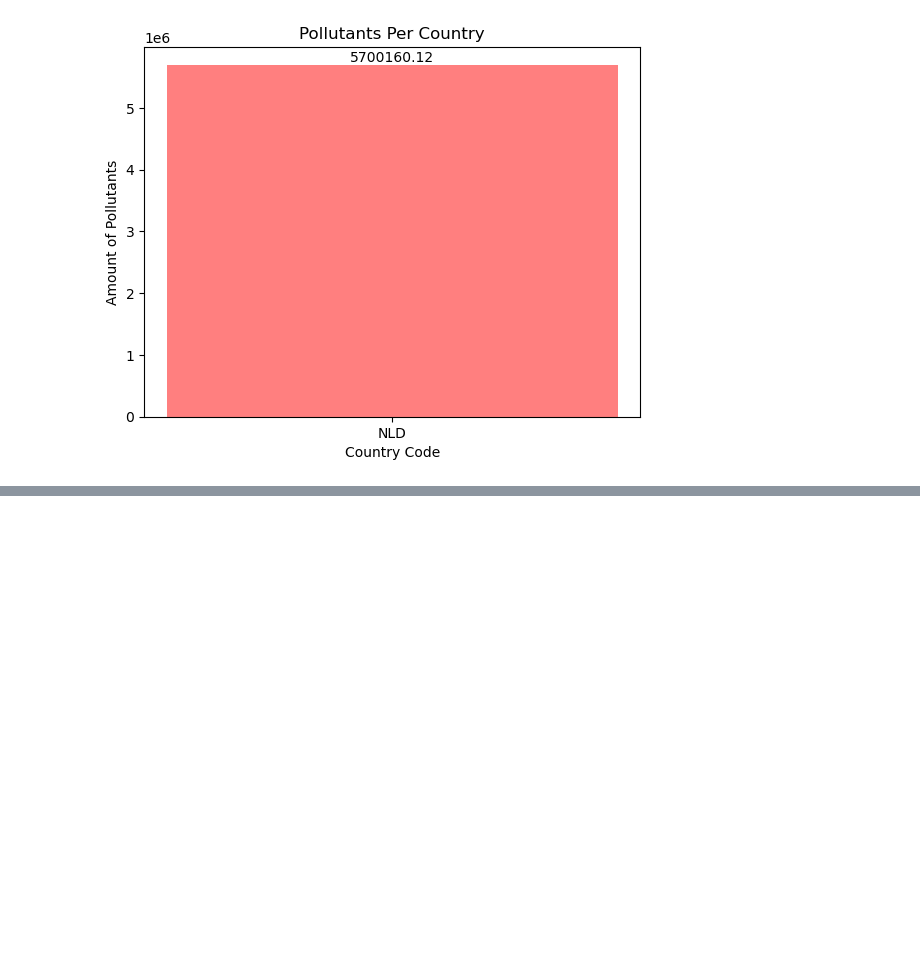
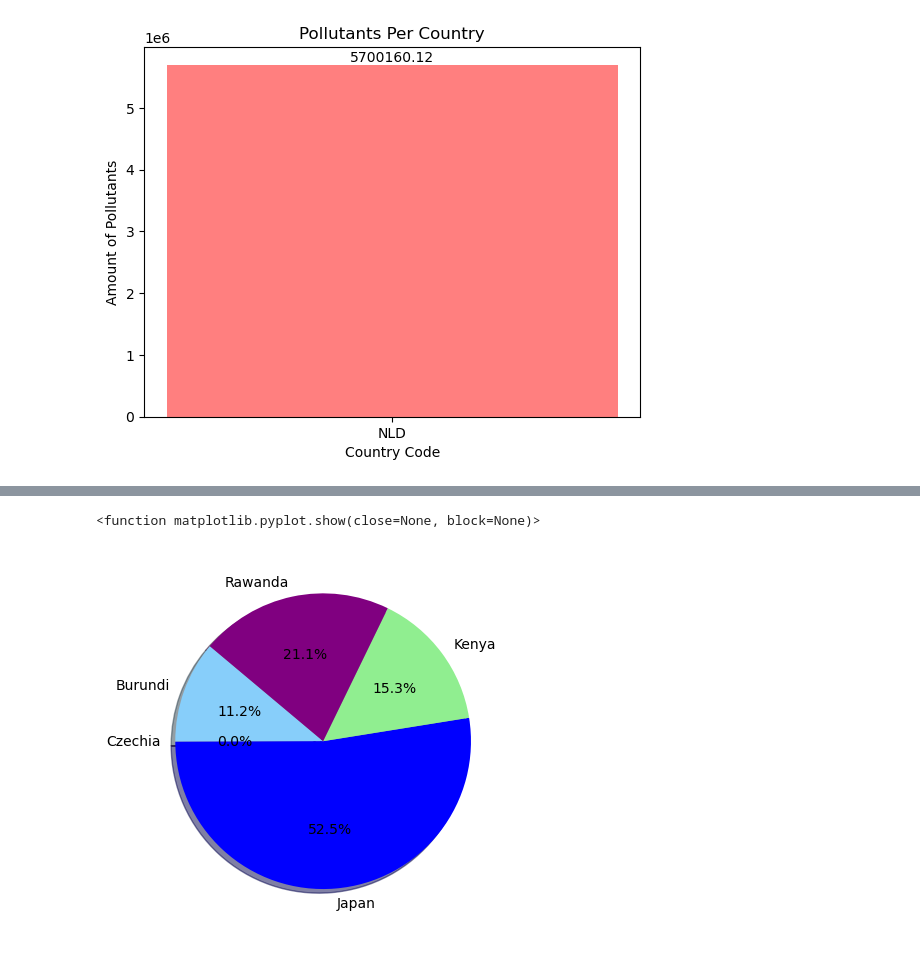
Before and after one commit to Blake-Singewald/CO2-Emissions, a Jupyter notebook: CO2-Emissions-Project/co2.ipynb, the cells around one changed output, grey strips where cells are left out. Drawn from its saved outputs; the diff is of its cells as text; code cells hidden in the pictures; blank space fills up the shorter version.

```diff
--- a/CO2-Emissions-Project/co2.ipynb
+++ b/CO2-Emissions-Project/co2.ipynb
@@ -476,0 +485,11 @@ plt.show()
+# %%
+# labels_polnonld = remove_nld.index.values
+# print(labels_polnonld)
+labels_polnonld_names = ["Burundi", "Czechia", "Japan", "Kenya", "Rawanda"]
+colors_pol = ["lightskyblue", "lightcoral", "blue", "lightgreen", "purple"]
+pol_nonld = remove_nld["Result"]
+plt.pie(pol_nonld, labels=labels_polnonld_names, colors=colors_pol, autopct="%1.1f%%", shadow=True, startangle=140)
+plt.show
+# %% [output]
+<function matplotlib.pyplot.show(close=None, block=None)>
+[figure, added]
```
Also changed, not shown: parts of 1 cell of this notebook.
